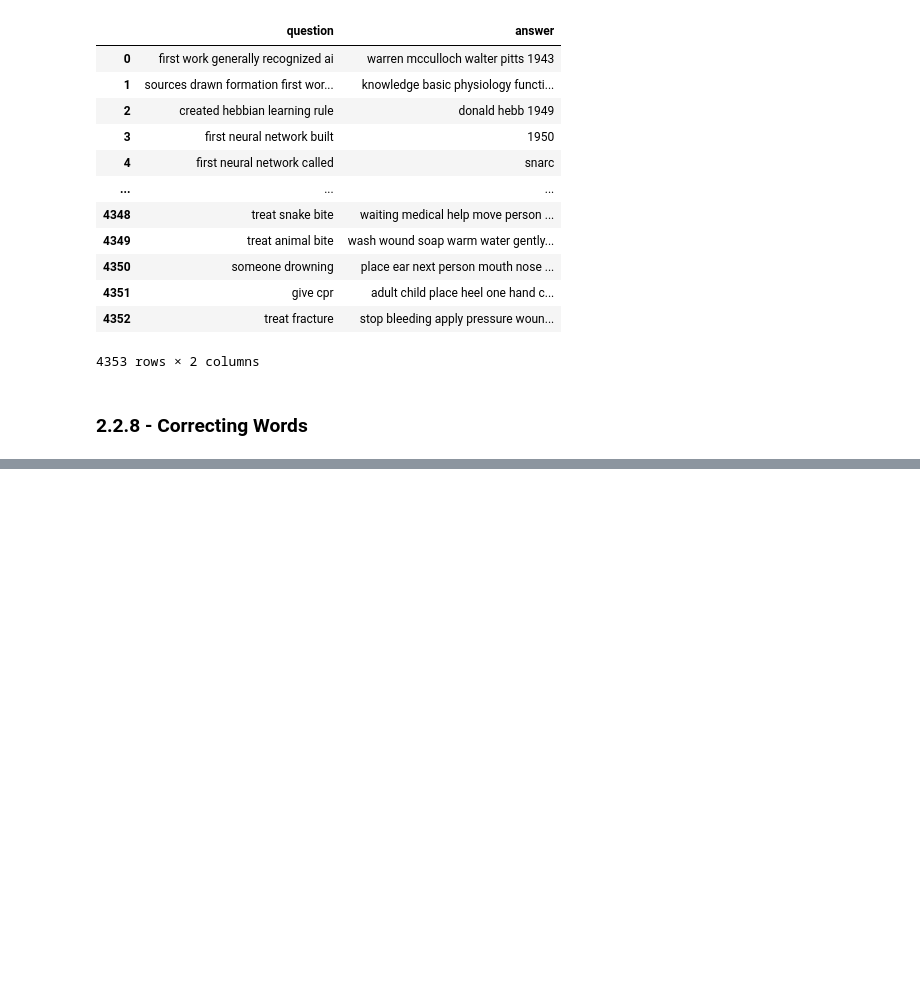
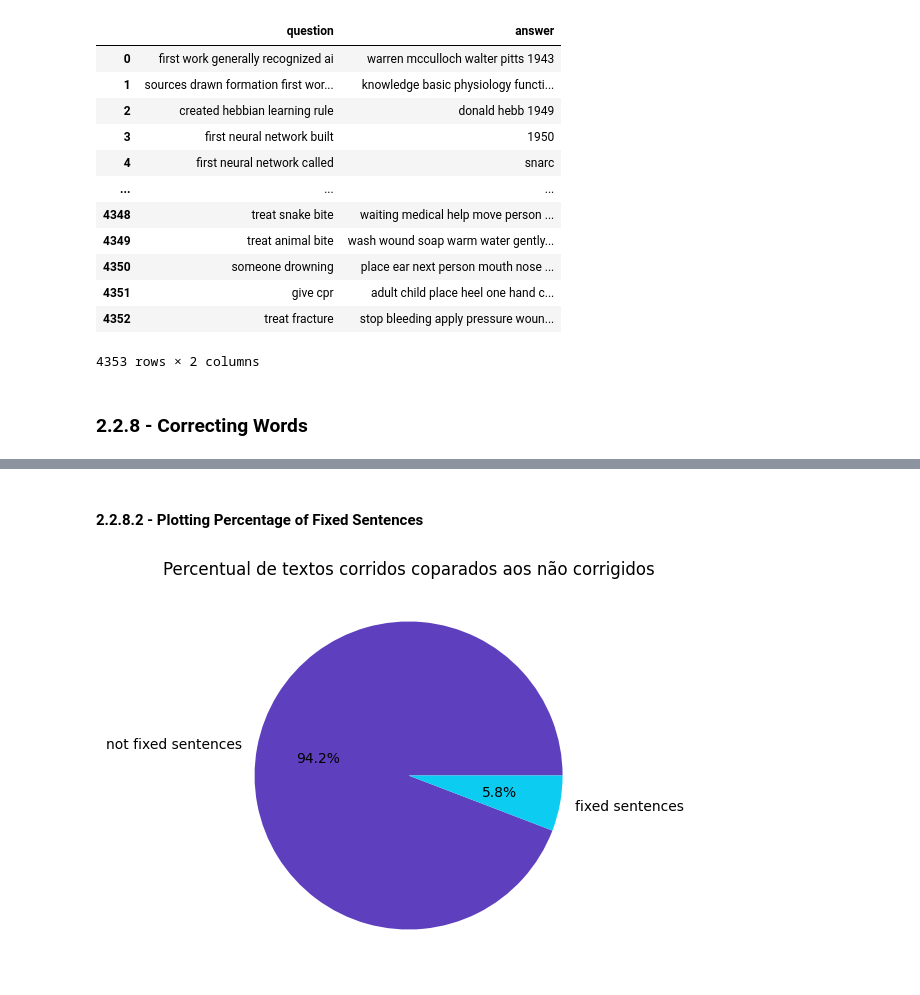
Before and after one commit to NLP-ChatBot/ChatBot, a Jupyter notebook: notebooks/notebook_colab_chatbot.ipynb, the cells around one changed output, grey strips where cells are left out. Drawn from its saved outputs; the diff is of its cells as text; code cells hidden in the pictures; blank space fills up the shorter version.

Commit message:
update (analysis): fixing sentences and comparing the number of fixed sentences and not fixed sentences

```diff
--- a/notebooks/notebook_colab_chatbot.ipynb
+++ b/notebooks/notebook_colab_chatbot.ipynb
@@ -244,3 +229,5 @@ def word_corrector(sentence: str) -> str:
+# %%
+word_corrector = WordCorrection()
 # %%
 data_frame_cleaned_1['question_word_corrected'] = data_frame_cleaned_1['question'].apply(func=word_corrector)
 data_frame_cleaned_1['answer_word_corrected'] = data_frame_cleaned_1['answer'].apply(func=word_corrector)
@@ -246,0 +256,7 @@ data_frame_cleaned_1['answer_word_corrected'] = data_frame_cleaned_1['answer'].a
+# %%
+data_frame_cleaned_1['question_fixed'] = data_frame_cleaned_1.apply(lambda col: True if col.question.strip() != col.question_word_corrected.strip() else False, axis=1)
+data_frame_cleaned_1['answer_fixed'] = data_frame_cleaned_1.apply(lambda col: True if col.answer.strip() != col.answer_word_corrected.strip() else False, axis=1)
+# %%
+question_sentences_df = data_frame_cleaned_1[data_frame_cleaned_1['question_fixed'] == True][['question', 'question_word_corrected']]
+print(question_sentences_df.shape)
+question_sentences_df.head(10)
@@ -246,0 +276,4 @@ data_frame_cleaned_1['answer_word_corrected'] = data_frame_cleaned_1['answer'].a
+# %%
+answer_sentences_df = data_frame_cleaned_1[data_frame_cleaned_1['answer_fixed'] == True][['answer', 'answer_word_corrected']]
+print(answer_sentences_df.shape)
+answer_sentences_df.head(10)
@@ -246,0 +293,19 @@ data_frame_cleaned_1['answer_word_corrected'] = data_frame_cleaned_1['answer'].a
+# %% [markdown]
+#### 2.2.8.2 - Plotting Percentage of Fixed Sentences
+# %%
+fixed_sentences = answer_sentences_df.shape[0] + question_sentences_df.shape[0]
+not_fixed_sentences = data_frame_cleaned_1['answer_fixed'].shape[0] + data_frame_cleaned_1['question_fixed'].shape[0]
+
+fig, ax = plt.subplots(figsize=(5,5))
+
+ax.pie(
+    x=[not_fixed_sentences, fixed_sentences],
+    labels=['not fixed sentences', 'fixed sentences'],
+    colors=['#5e40bf', '#0dccf2'],
+    autopct='%2.1f%%'
+)
+ax.set_title(label='Percentual de textos corridos coparados aos não corrigidos')
+
+plt.show()
+# %% [output]
+[figure, added]
```
Also changed, not shown: parts of 13 cells of this notebook.
